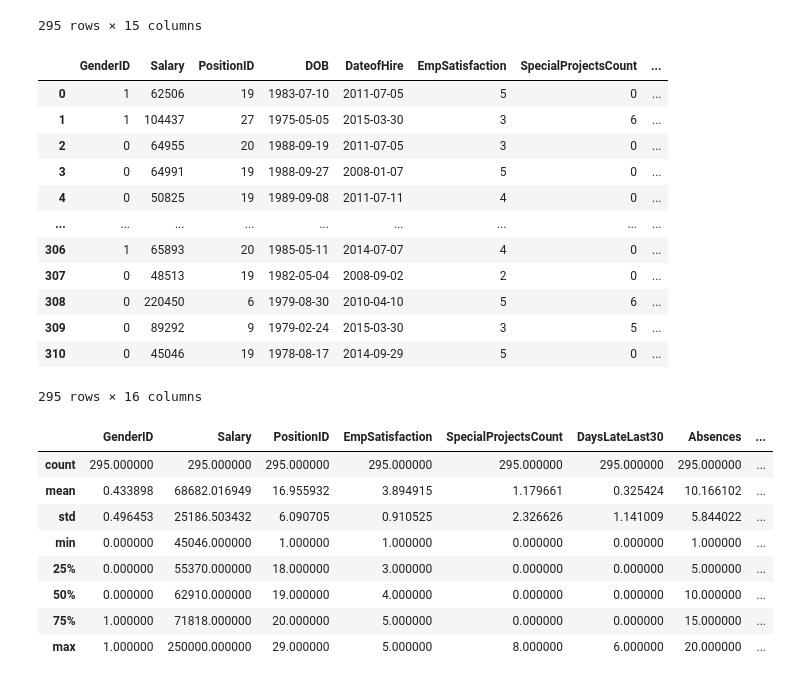
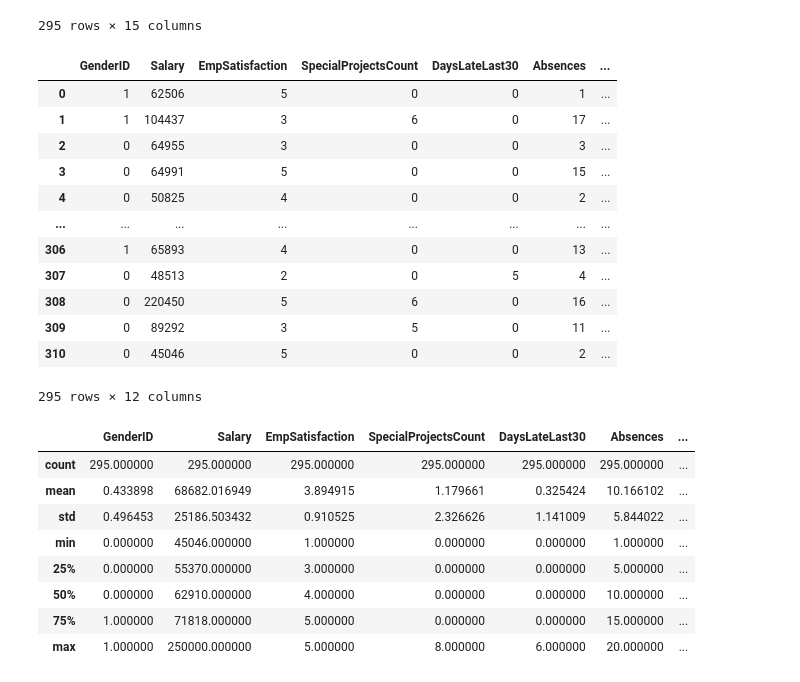
Before and after one commit to akazachk-teaching/Project-Group-5, a Jupyter notebook: project-code.ipynb, the cells around one changed output. Drawn from its saved outputs; the diff is of its cells as text; code cells hidden in the pictures.

```diff
--- a/project-code.ipynb
+++ b/project-code.ipynb
@@ -131,49 +137,50 @@ data_cleaned
 # %%
 #Find how long an employee worked at the company
 #Convert to datetime objects
 from datetime import date
 data_cleaned['DateofHire'] = pd.to_datetime(data_cleaned['DateofHire'])
 data_cleaned['DateofTermination'] = pd.to_datetime(data_cleaned['DateofTermination'])
 data_cleaned['DOB'] = pd.to_datetime(data_cleaned['DOB'])
 today = pd.to_datetime(date.today())
 
 #calculate time difference in days
-data_cleaned['TimeAtCompany (Yrs)'] = (data_cleaned['DateofTermination']-data_cleaned['DateofHire']).dt.days/365
-data_cleaned['EmployeeAge'] = ((today - data_cleaned['DOB']).dt.days)/365
+data_cleaned['TimeAtCompany (Yrs)'] = ((data_cleaned['DateofTermination']-data_cleaned['DateofHire']).dt.days/365).values.astype(np.float64)
+data_cleaned['EmployeeAge'] = (((today - data_cleaned['DOB']).dt.days)/365).values.astype(np.float64)
 
 #drop all columns with dates
-df_final = data_cleaned.drop('DOB',axis=1)
-df_final = data_cleaned.drop('DateofHire',axis=1)
-df_final = data_cleaned.drop('DateofTermination',axis=1)
+df_last = data_cleaned.drop(columns=['DOB','DateofHire','DateofTermination','PositionID','Latino_Int'])
 #df_final = data_cleaned.drop('time_dif',axis =1)
+
+#fill null values
+df_final = df_last.fillna(0)
 df_final
 # %% [output]
-|  | GenderID | Salary | PositionID | DOB | DateofHire | EmpSatisfaction | SpecialProjectsCount | ... |
-| 0 | 1 | 62506 | 19 | 1983-07-10 | 2011-07-05 | 5 | 0 | ... |
-| 1 | 1 | 104437 | 27 | 1975-05-05 | 2015-03-30 | 3 | 6 | ... |
-| 2 | 0 | 64955 | 20 | 1988-09-19 | 2011-07-05 | 3 | 0 | ... |
-| 3 | 0 | 64991 | 19 | 1988-09-27 | 2008-01-07 | 5 | 0 | ... |
-| 4 | 0 | 50825 | 19 | 1989-09-08 | 2011-07-11 | 4 | 0 | ... |
-| ... | ... | ... | ... | ... | ... | ... | ... | ... |
-| 306 | 1 | 65893 | 20 | 1985-05-11 | 2014-07-07 | 4 | 0 | ... |
-| 307 | 0 | 48513 | 19 | 1982-05-04 | 2008-09-02 | 2 | 0 | ... |
-| 308 | 0 | 220450 | 6 | 1979-08-30 | 2010-04-10 | 5 | 6 | ... |
-| 309 | 0 | 89292 | 9 | 1979-02-24 | 2015-03-30 | 3 | 5 | ... |
-| 310 | 0 | 45046 | 19 | 1978-08-17 | 2014-09-29 | 5 | 0 | ... |
+|  | GenderID | Salary | EmpSatisfaction | SpecialProjectsCount | DaysLateLast30 | Absences | ... |
+| 0 | 1 | 62506 | 5 | 0 | 0 | 1 | ... |
+| 1 | 1 | 104437 | 3 | 6 | 0 | 17 | ... |
+| 2 | 0 | 64955 | 3 | 0 | 0 | 3 | ... |
+| 3 | 0 | 64991 | 5 | 0 | 0 | 15 | ... |
+| 4 | 0 | 50825 | 4 | 0 | 0 | 2 | ... |
+| ... | ... | ... | ... | ... | ... | ... | ... |
+| 306 | 1 | 65893 | 4 | 0 | 0 | 13 | ... |
+| 307 | 0 | 48513 | 2 | 0 | 5 | 4 | ... |
+| 308 | 0 | 220450 | 5 | 6 | 0 | 16 | ... |
+| 309 | 0 | 89292 | 3 | 5 | 0 | 11 | ... |
+| 310 | 0 | 45046 | 5 | 0 | 0 | 2 | ... |
-295 rows × 16 columns
+295 rows × 12 columns
 # %%
 #descriptive statistics
 df_final.describe()
 # %% [output]
-|  | GenderID | Salary | PositionID | EmpSatisfaction | SpecialProjectsCount | DaysLateLast30 | Absences | ... |
-| count | 295.000000 | 295.000000 | 295.000000 | 295.000000 | 295.000000 | 295.000000 | 295.000000 | ... |
-| mean | 0.433898 | 68682.016949 | 16.955932 | 3.894915 | 1.179661 | 0.325424 | 10.166102 | ... |
-| std | 0.496453 | 25186.503432 | 6.090705 | 0.910525 | 2.326626 | 1.141009 | 5.844022 | ... |
-| min | 0.000000 | 45046.000000 | 1.000000 | 1.000000 | 0.000000 | 0.000000 | 1.000000 | ... |
-| 25% | 0.000000 | 55370.000000 | 18.000000 | 3.000000 | 0.000000 | 0.000000 | 5.000000 | ... |
-| 50% | 0.000000 | 62910.000000 | 19.000000 | 4.000000 | 0.000000 | 0.000000 | 10.000000 | ... |
-| 75% | 1.000000 | 71818.000000 | 20.000000 | 5.000000 | 0.000000 | 0.000000 | 15.000000 | ... |
-| max | 1.000000 | 250000.000000 | 29.000000 | 5.000000 | 8.000000 | 6.000000 | 20.000000 | ... |
+|  | GenderID | Salary | EmpSatisfaction | SpecialProjectsCount | DaysLateLast30 | Absences | ... |
+| count | 295.000000 | 295.000000 | 295.000000 | 295.000000 | 295.000000 | 295.000000 | ... |
+| mean | 0.433898 | 68682.016949 | 3.894915 | 1.179661 | 0.325424 | 10.166102 | ... |
+| std | 0.496453 | 25186.503432 | 0.910525 | 2.326626 | 1.141009 | 5.844022 | ... |
+| min | 0.000000 | 45046.000000 | 1.000000 | 0.000000 | 0.000000 | 1.000000 | ... |
+| 25% | 0.000000 | 55370.000000 | 3.000000 | 0.000000 | 0.000000 | 5.000000 | ... |
+| 50% | 0.000000 | 62910.000000 | 4.000000 | 0.000000 | 0.000000 | 10.000000 | ... |
+| 75% | 1.000000 | 71818.000000 | 5.000000 | 0.000000 | 0.000000 | 15.000000 | ... |
+| max | 1.000000 | 250000.000000 | 5.000000 | 8.000000 | 6.000000 | 20.000000 | ... |
 # %%
 ##Next steps
 #Validate the data
```
Also changed, not shown: parts of 9 cells of this notebook.
